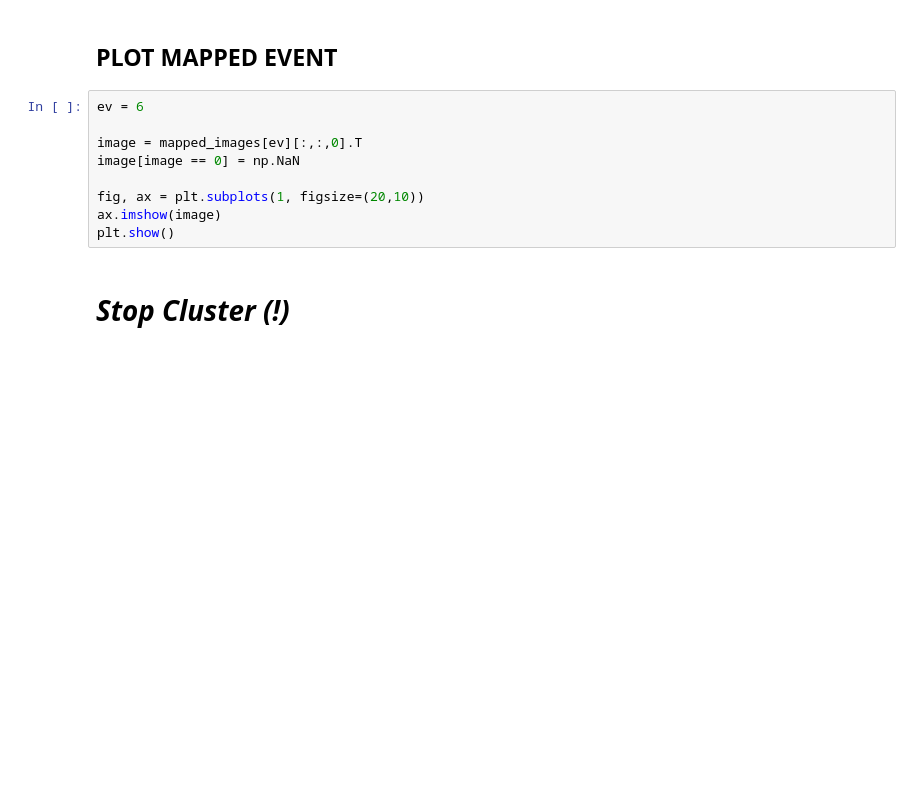
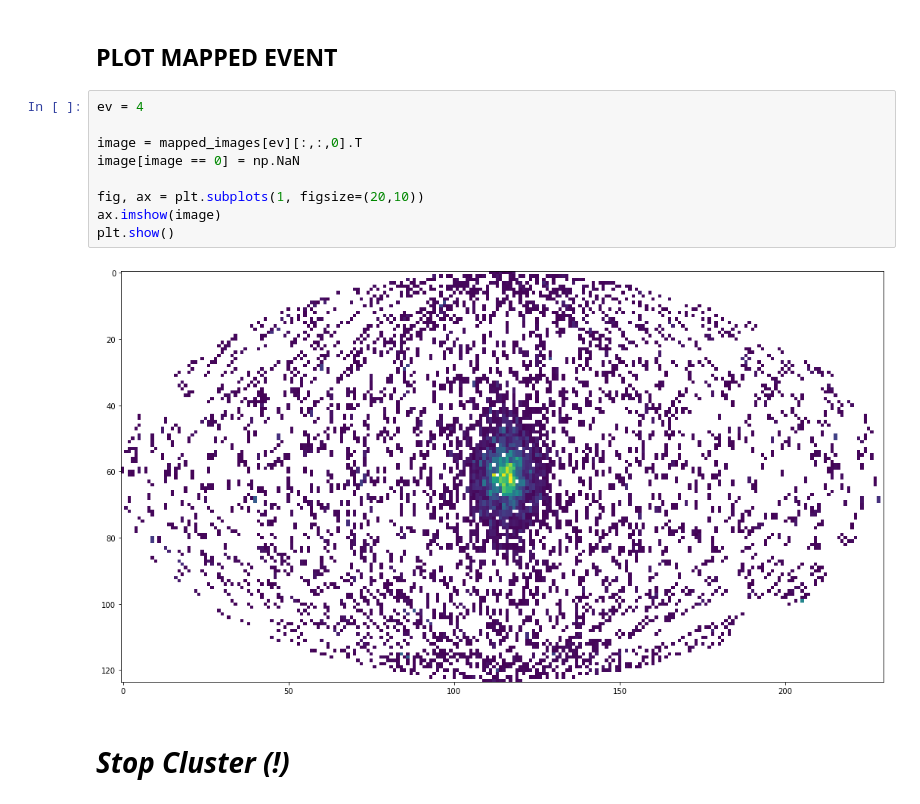
Before and after one commit to c0pp1/distributed-juno, a Jupyter notebook: cluster/cluster_mapping.ipynb, the cells around one changed output. Drawn from its saved outputs; the diff is of its cells as text; blank space fills up the shorter version.

```diff
--- a/cluster/cluster_mapping.ipynb
+++ b/cluster/cluster_mapping.ipynb
@@ -197,14 +234,16 @@ mapped_images[0].shape
 # %% [markdown]
 ## PLOT MAPPED EVENT
 # %%
-ev = 6
+ev = 4
 
 image = mapped_images[ev][:,:,0].T
 image[image == 0] = np.NaN
 
 fig, ax = plt.subplots(1, figsize=(20,10))
 ax.imshow(image)
 plt.show()
+# %% [output]
+[figure, added]
 # %% [markdown]
 # ***Stop Cluster (!)***
 # %%
```
Also changed, not shown: parts of 11 cells of this notebook.
